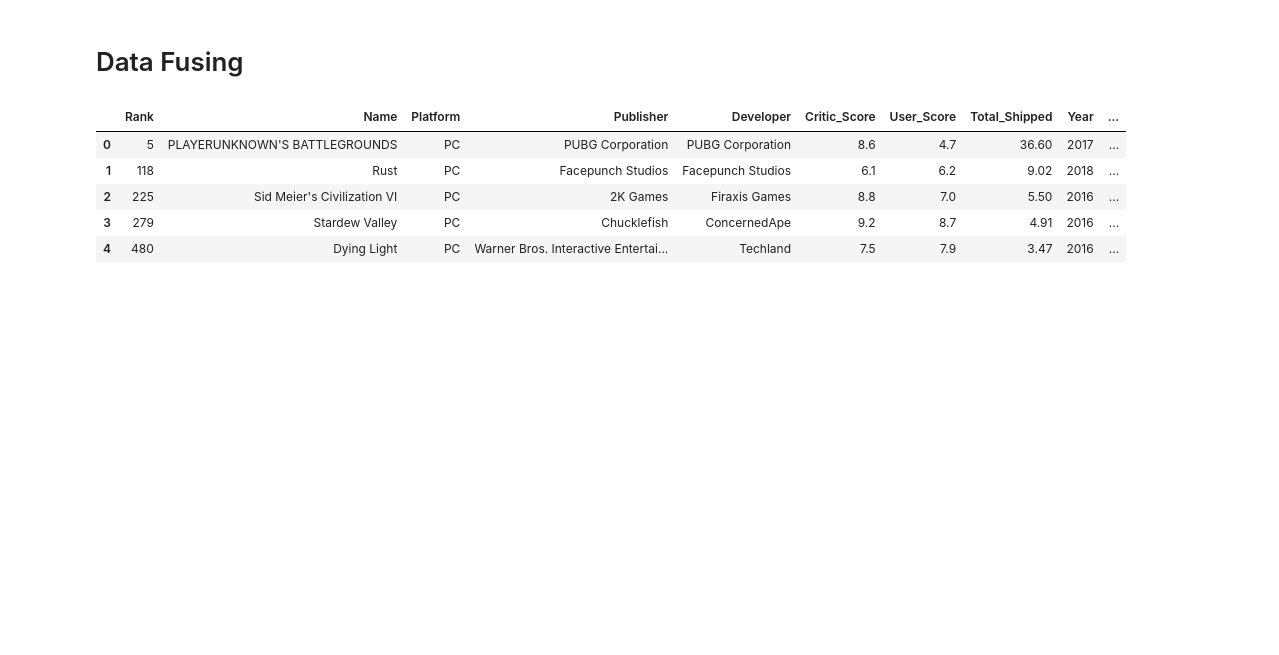
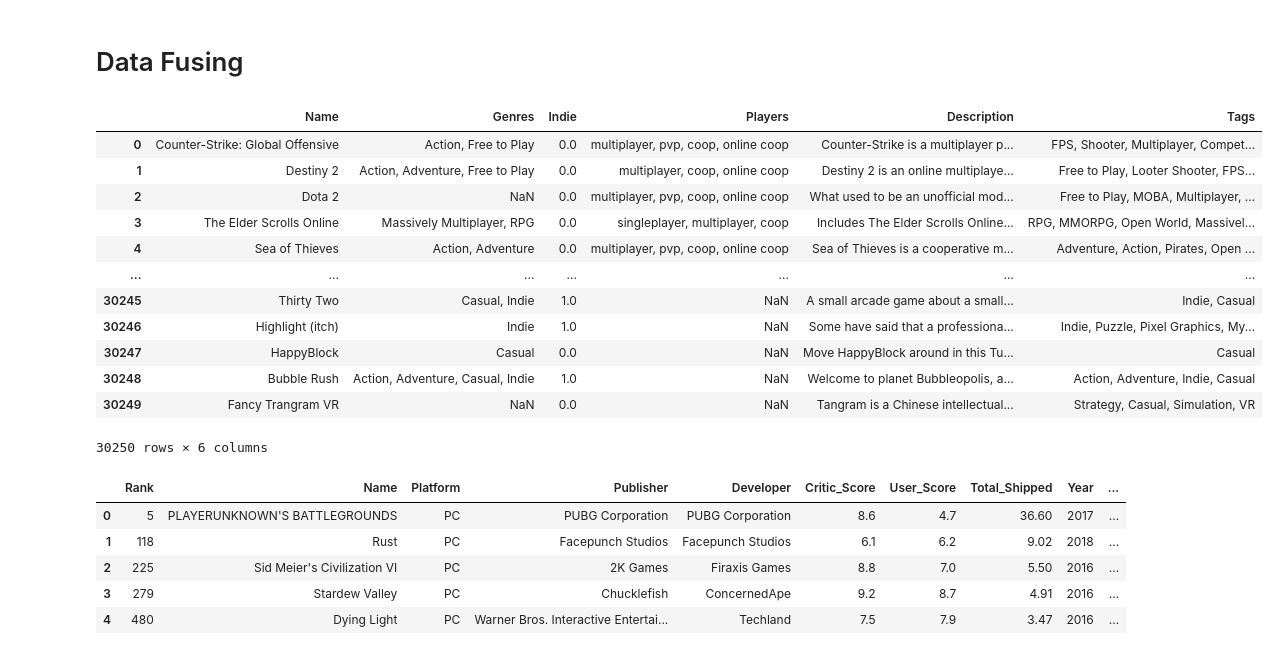
Before and after one commit to Tricar5/games_data, a Jupyter notebook: EXT_DATA_WORKING.ipynb, the cells around one changed output. Cells and saved outputs as stored; diff of their text form; code cells hidden in the pictures; blank space fills up the shorter version.

```diff
--- a/EXT_DATA_WORKING.ipynb
+++ b/EXT_DATA_WORKING.ipynb
@@ -90,4 +90,22 @@ steam
 30250 rows × 27 columns
 # %% [markdown]
 # Data Fusing
+# %%
+steam_cols = ['Name','Genres','Indie','Players','Description','Tags']
+
+steam[steam_cols]
+# %% [output]
+|  | Name | Genres | Indie | Players | Description | Tags |
+| 0 | Counter-Strike: Global Offensive | Action, Free to Play | 0.0 | multiplayer, pvp, coop, online coop | Counter-Strike is a multiplayer p... | FPS, Shooter, Multiplayer, Compet... |
+| 1 | Destiny 2 | Action, Adventure, Free to Play | 0.0 | multiplayer, coop, online coop | Destiny 2 is an online multiplaye... | Free to Play, Looter Shooter, FPS... |
+| 2 | Dota 2 | NaN | 0.0 | multiplayer, pvp, coop, online coop | What used to be an unofficial mod... | Free to Play, MOBA, Multiplayer, ... |
+| 3 | The Elder Scrolls Online | Massively Multiplayer, RPG | 0.0 | singleplayer, multiplayer, coop | Includes The Elder Scrolls Online... | RPG, MMORPG, Open World, Massivel... |
+| 4 | Sea of Thieves | Action, Adventure | 0.0 | multiplayer, pvp, coop, online coop | Sea of Thieves is a cooperative m... | Adventure, Action, Pirates, Open ... |
+| ... | ... | ... | ... | ... | ... | ... |
+| 30245 | Thirty Two | Casual, Indie | 1.0 | NaN | A small arcade game about a small... | Indie, Casual |
+| 30246 | Highlight (itch) | Indie | 1.0 | NaN | Some have said that a professiona... | Indie, Puzzle, Pixel Graphics, My... |
+| 30247 | HappyBlock | Casual | 0.0 | NaN | Move HappyBlock around in this Tu... | Casual |
+| 30248 | Bubble Rush | Action, Adventure, Casual, Indie | 1.0 | NaN | Welcome to planet Bubbleopolis, a... | Action, Adventure, Indie, Casual |
+| 30249 | Fancy Trangram VR | NaN | 0.0 | NaN | Tangram is a Chinese intellectual... | Strategy, Casual, Simulation, VR |
+30250 rows × 6 columns
 # %%
```
Also changed, not shown: parts of 2 cells of this notebook, 3 other files.
